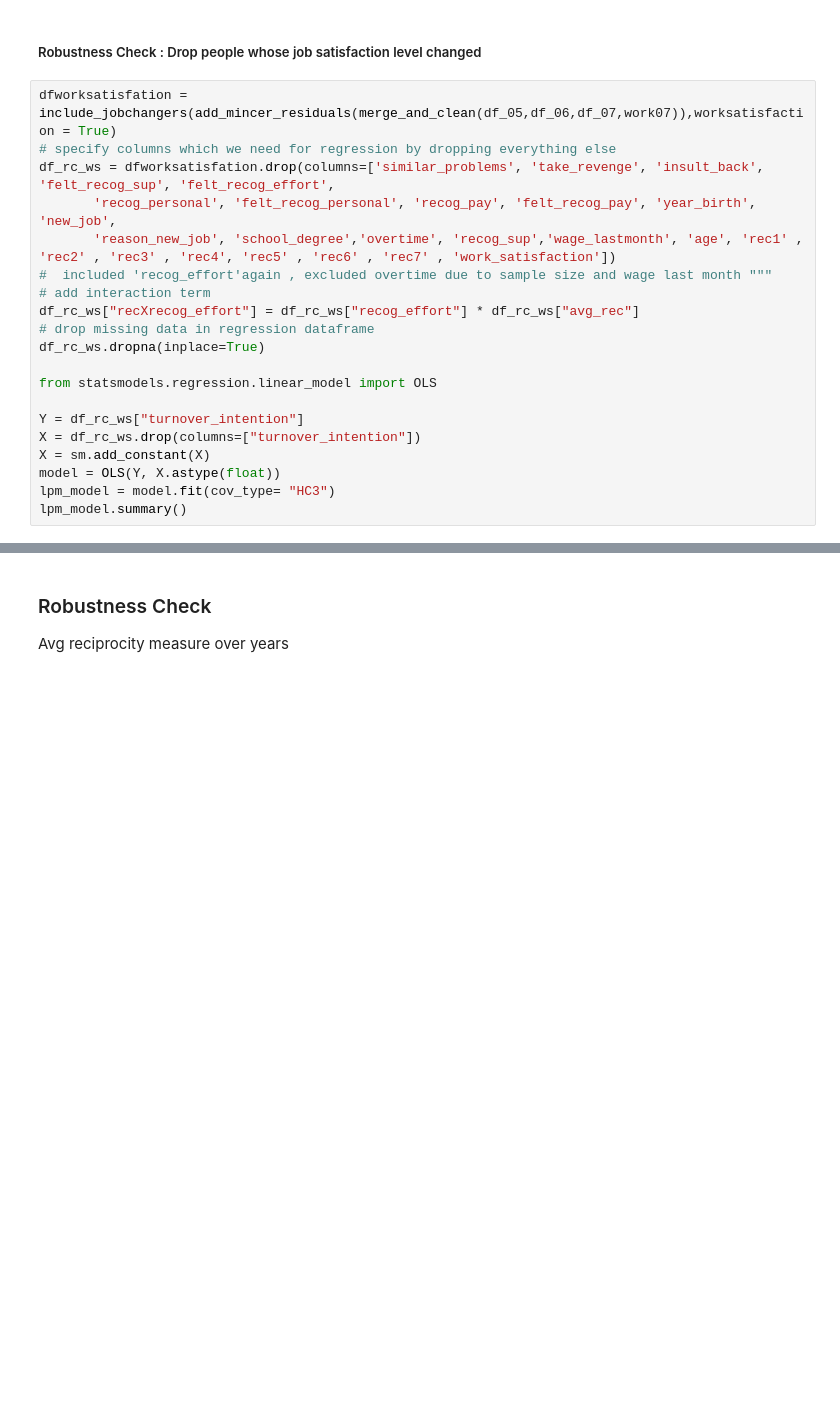
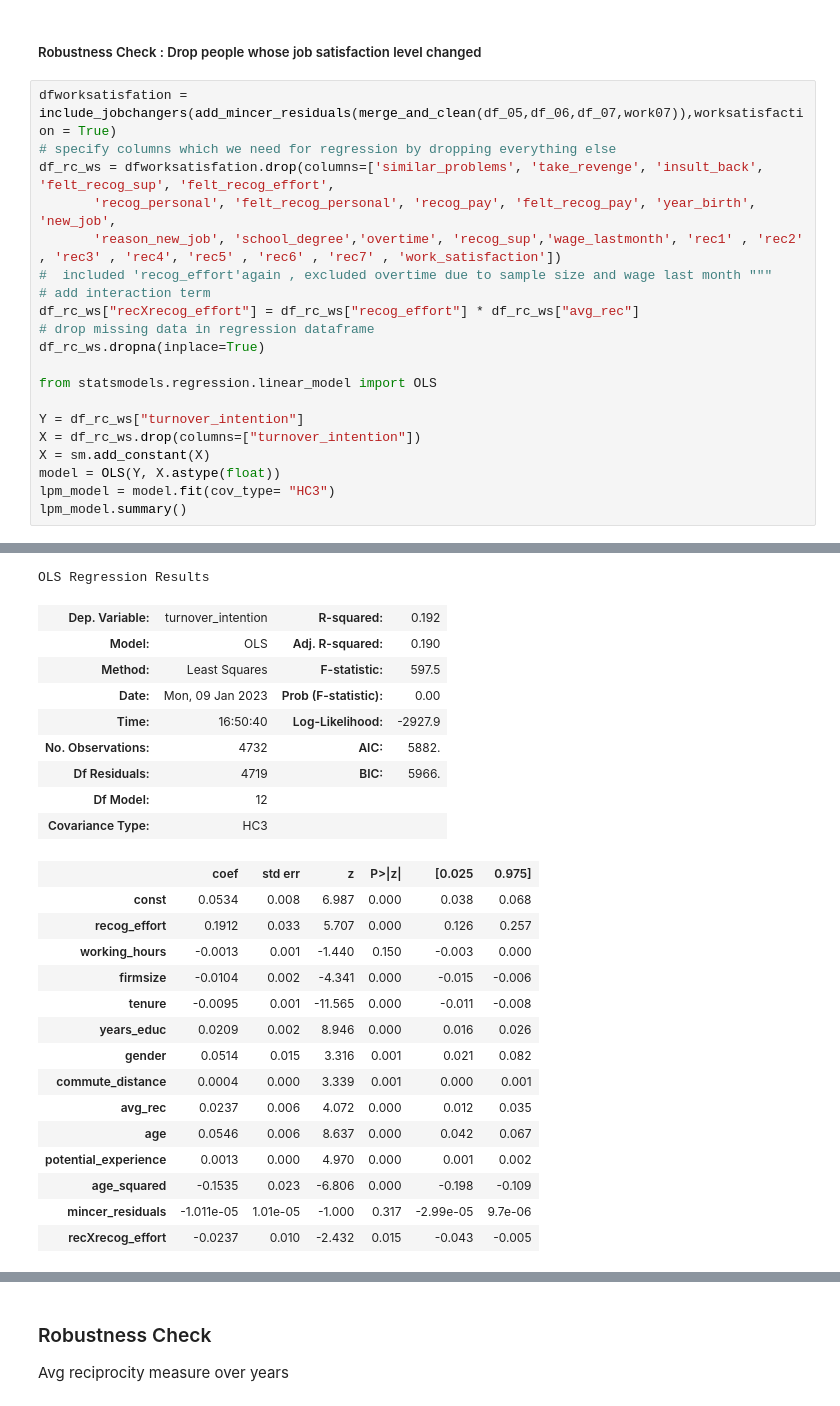
Before and after one commit to maxxxbb/ResearchModule, a Jupyter notebook: src/data_management/FirstRegression.ipynb, the cells around one changed output, grey strips where cells are left out. Saved outputs shown, nothing was run; the diff lists cells and outputs as text; blank space fills up the shorter version.

```diff
--- a/src/data_management/FirstRegression.ipynb
+++ b/src/data_management/FirstRegression.ipynb
@@ -498,7 +634,7 @@ dfworksatisfation = include_jobchangers(add_mincer_residuals(merge_and_clean(df_
 # specify columns which we need for regression by dropping everything else
 df_rc_ws = dfworksatisfation.drop(columns=['similar_problems', 'take_revenge', 'insult_back', 'felt_recog_sup', 'felt_recog_effort',
        'recog_personal', 'felt_recog_personal', 'recog_pay', 'felt_recog_pay', 'year_birth', 'new_job',
-       'reason_new_job', 'school_degree','overtime', 'recog_sup','wage_lastmonth', 'age', 'rec1' , 'rec2' , 'rec3' , 'rec4', 'rec5' , 'rec6' , 'rec7' , 'work_satisfaction'])
+       'reason_new_job', 'school_degree','overtime', 'recog_sup','wage_lastmonth', 'rec1' , 'rec2' , 'rec3' , 'rec4', 'rec5' , 'rec6' , 'rec7' , 'work_satisfaction'])
 #  included 'recog_effort'again , excluded overtime due to sample size and wage last month """
 # add interaction term
 df_rc_ws["recXrecog_effort"] = df_rc_ws["recog_effort"] * df_rc_ws["avg_rec"]
@@ -513,3 +649,4 @@ X = sm.add_constant(X)
 model = OLS(Y, X.astype(float))
 lpm_model = model.fit(cov_type= "HC3")
 lpm_model.summary()
+# %% [output]
@@ -515,0 +662,25 @@ lpm_model.summary()
+OLS Regression Results
+| Dep. Variable: | turnover_intention | R-squared: | 0.192 |
+| Model: | OLS | Adj. R-squared: | 0.190 |
+| Method: | Least Squares | F-statistic: | 597.5 |
+| Date: | Mon, 09 Jan 2023 | Prob (F-statistic): | 0.00 |
+| Time: | 16:50:40 | Log-Likelihood: | -2927.9 |
+| No. Observations: | 4732 | AIC: | 5882. |
+| Df Residuals: | 4719 | BIC: | 5966. |
+| Df Model: | 12 |  |  |
+| Covariance Type: | HC3 |  |  |
+|  | coef | std err | z | P>|z| | [0.025 | 0.975] |
+| const | 0.0534 | 0.008 | 6.987 | 0.000 | 0.038 | 0.068 |
+| recog_effort | 0.1912 | 0.033 | 5.707 | 0.000 | 0.126 | 0.257 |
+| working_hours | -0.0013 | 0.001 | -1.440 | 0.150 | -0.003 | 0.000 |
+| firmsize | -0.0104 | 0.002 | -4.341 | 0.000 | -0.015 | -0.006 |
+| tenure | -0.0095 | 0.001 | -11.565 | 0.000 | -0.011 | -0.008 |
+| years_educ | 0.0209 | 0.002 | 8.946 | 0.000 | 0.016 | 0.026 |
+| gender | 0.0514 | 0.015 | 3.316 | 0.001 | 0.021 | 0.082 |
+| commute_distance | 0.0004 | 0.000 | 3.339 | 0.001 | 0.000 | 0.001 |
+| avg_rec | 0.0237 | 0.006 | 4.072 | 0.000 | 0.012 | 0.035 |
+| age | 0.0546 | 0.006 | 8.637 | 0.000 | 0.042 | 0.067 |
+| potential_experience | 0.0013 | 0.000 | 4.970 | 0.000 | 0.001 | 0.002 |
+| age_squared | -0.1535 | 0.023 | -6.806 | 0.000 | -0.198 | -0.109 |
+| mincer_residuals | -1.011e-05 | 1.01e-05 | -1.000 | 0.317 | -2.99e-05 | 9.7e-06 |
+| recXrecog_effort | -0.0237 | 0.010 | -2.432 | 0.015 | -0.043 | -0.005 |
```
Also changed, not shown: parts of 8 cells of this notebook.
